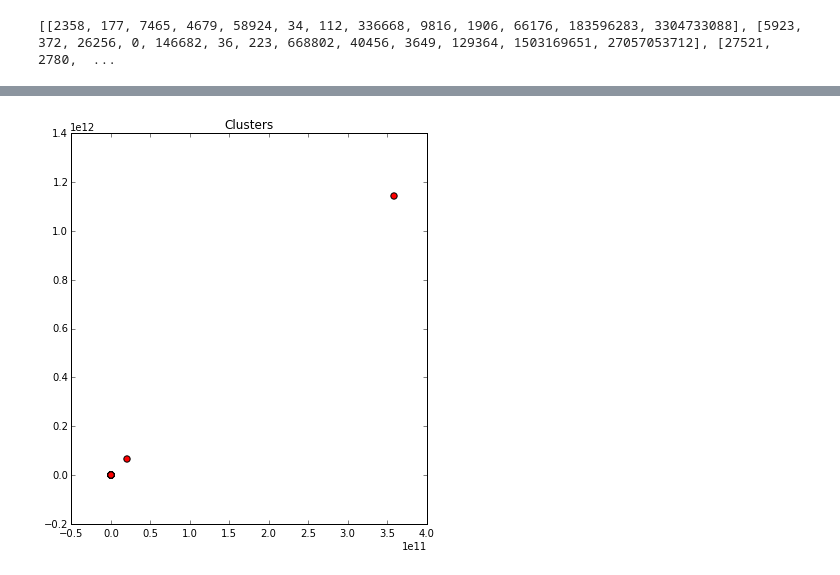
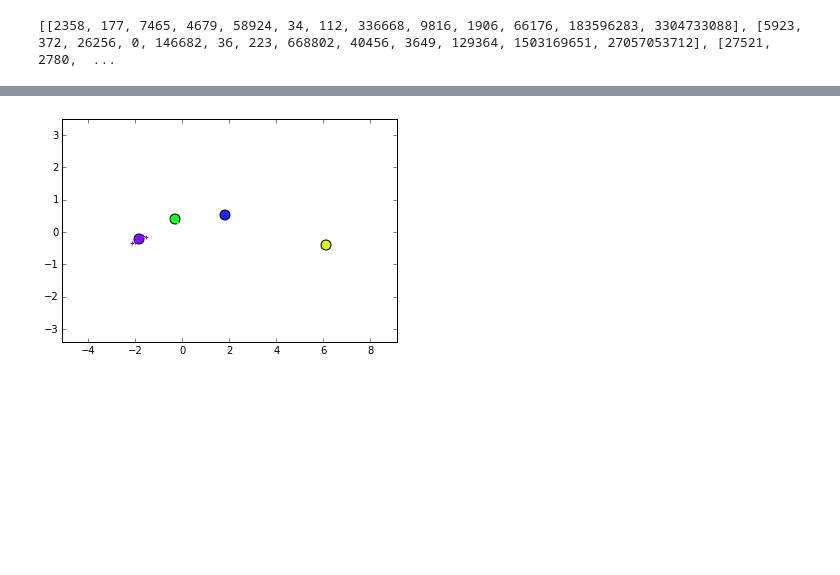
Before and after one commit to ppossemiers/analyzer, a Jupyter notebook: analyzer.ipynb, the cells around one changed output, grey strips where cells are left out. Cells and saved outputs as stored; diff of their text form; code cells hidden in the pictures; blank space fills up the shorter version.

Commit message:
Improved plot to handle multidimensionality of data

```diff
--- a/analyzer.ipynb
+++ b/analyzer.ipynb
@@ -407,3 +409,8 @@ rows = [[2358, 177, 7465, 4679, 58924, 34, 112, 336668, 9816, 1906, 66176, 18359
 print rows
 # %% [output]
 [[2358, 177, 7465, 4679, 58924, 34, 112, 336668, 9816, 1906, 66176, 183596283, 3304733088], [5923, 372, 26256, 0, 146682, 36, 223, 668802, 40456, 3649, 129364, 1503169651, 27057053712], [27521, 2780,  ...
+# %%
+# Results from test run
+
+rows = [[112, 336668, 9816, 1906, 66176, 183596283, 3304733088], [223, 668802, 40456, 3649, 129364, 1503169651, 27057053712], [1859, 5575986, 205205, 74256, 1078543, 63567789285, 1144220207130], [992, 2977189, 120692, 45376, 575867, 19962383044, 359322894788], [546, 1638882, 46592, 28949, 317003, 4242155008, 76358790144], [197, 591010, 20917, 7270, 114317, 686786454, 12362156170], [510, 1529998, 75803, 24233, 295942, 6443246577, 115978438394], [66, 197383, 4680, 2843, 38798, 51319580, 923752440]]
+print rows
@@ -441,10 +441,0 @@ print(labels)
-# %%
-plt.figure(figsize=(14,7))
-colormap = np.array(['red', 'lime', 'black'])
-
-plt.subplot(1, 2, 1)
-plt.scatter(centroids[0], centroids[1], c=colormap[0], s=40)
-plt.title('Clusters')
-pass
-# %% [output]
-[figure, removed]
@@ -450,0 +489,4 @@ pass
+# %%
+plot_cluster(arr, centroids, labels, 4)
+# %% [output]
+[figure, added]
```
Also changed, not shown: parts of 4 cells of this notebook.
